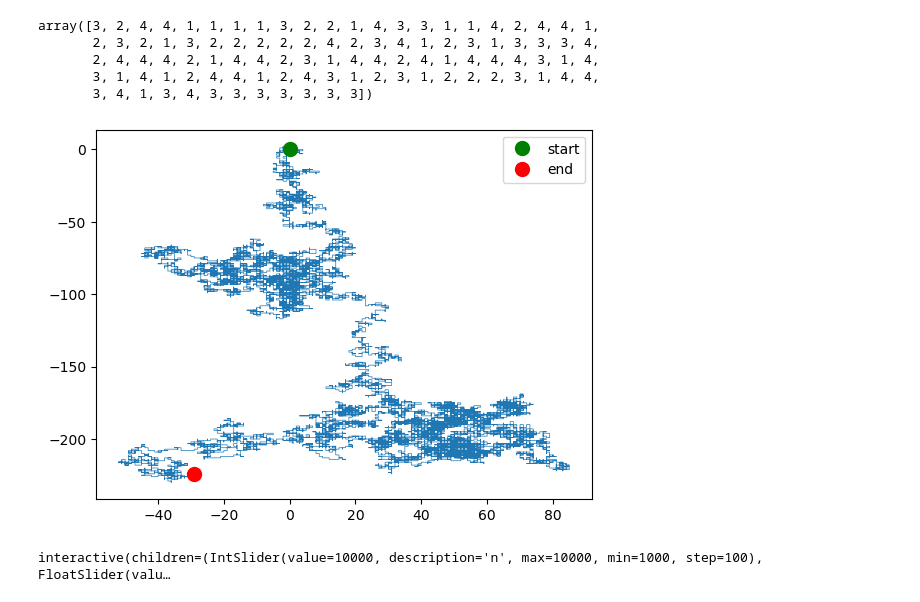
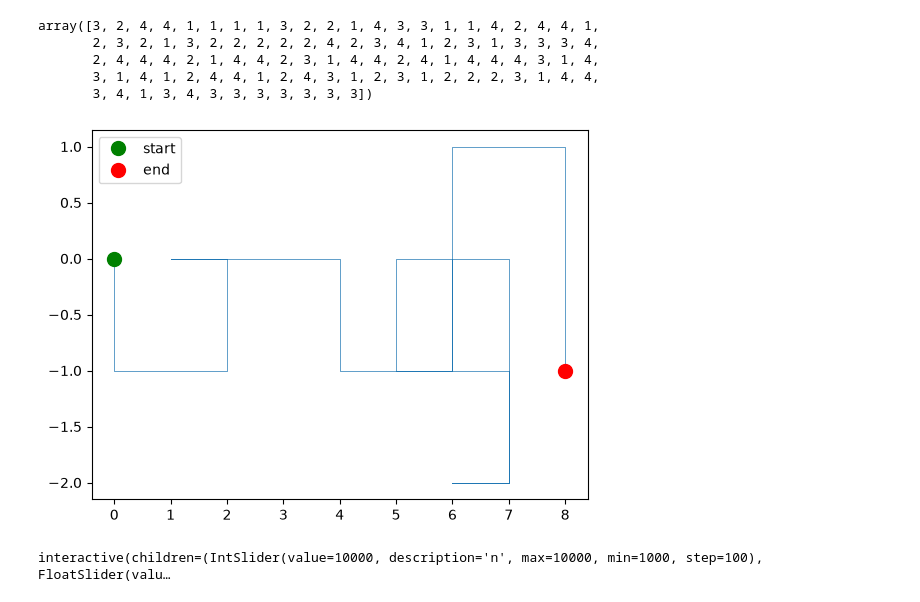
Before and after one commit to georgkaufmann/pyRANDOM, a Jupyter notebook: pyRANDOM_walk2D.ipynb, the cells around one changed output. Saved outputs shown, nothing was run; the diff lists cells and outputs as text; code cells hidden in the pictures.

```diff
--- a/pyRANDOM_walk2D.ipynb
+++ b/pyRANDOM_walk2D.ipynb
@@ -85,9 +84,9 @@ def random_walk2D(n=20000,xp=1,xm=1,yp=1,ym=1,seed=12):
     plt.legend()
     return x,y
 # %%
-x,y = random_walk2D()
+x,y = random_walk2D(n=30,seed=122)
 # %% [output]
-[figure, old version]
+[figure, new version]
 # %%
 interactive_plot = interactive(random_walk2D,
                                xm=widgets.FloatSlider(min=1,max=2,step=0.05,value=1.0,description='xm'),
```
Also changed, not shown: parts of 1 cell of this notebook, 18 other files.
